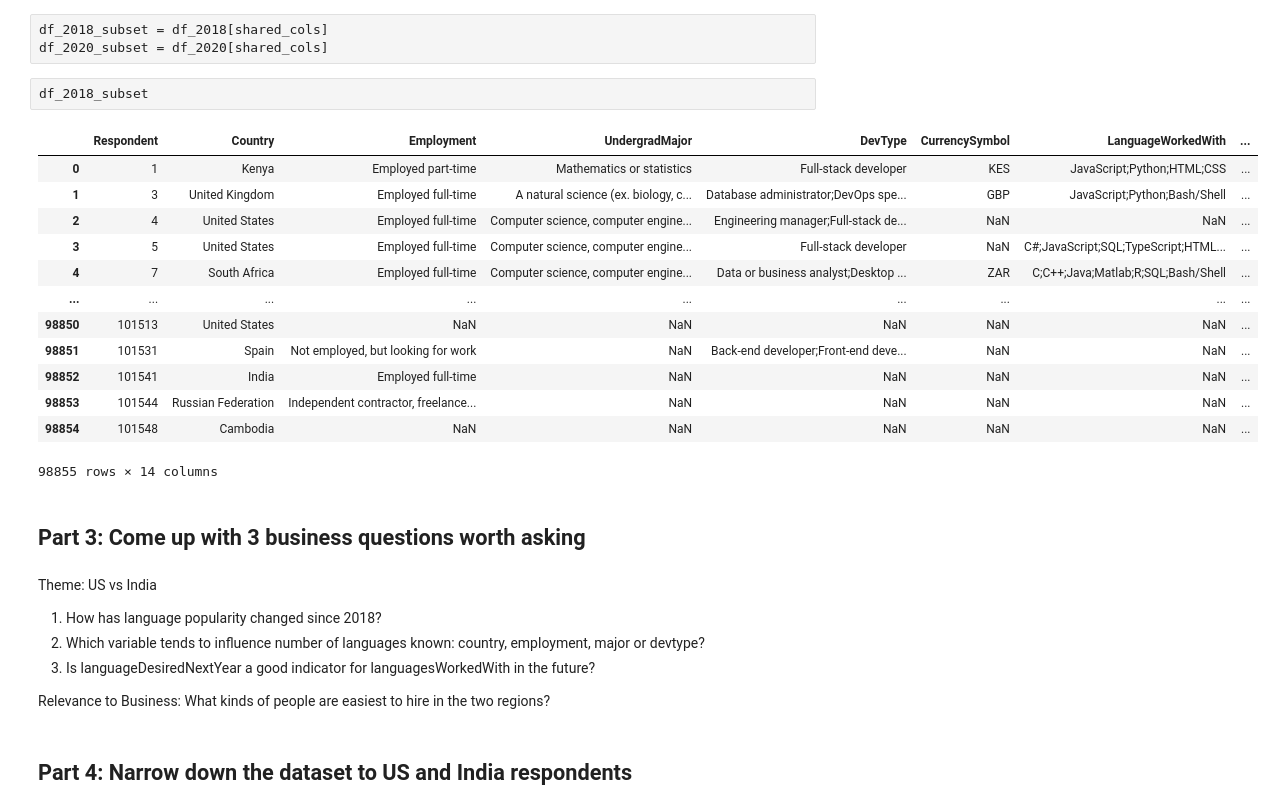
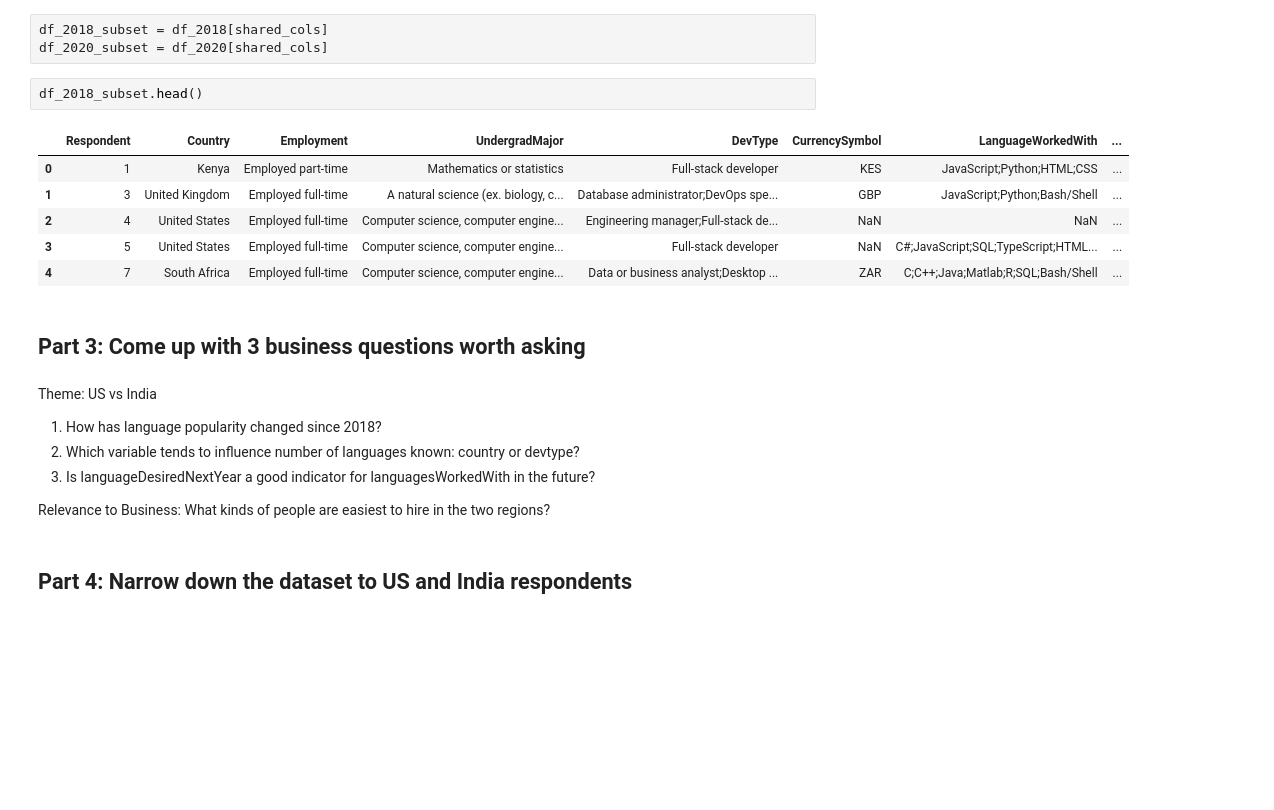
Before and after one commit to rmkeeler/stackoverflow-us-india, a Jupyter notebook: stackoverflowsurvey_2018_2020.ipynb, the cells around one changed output. Drawn from its saved outputs; the diff is of its cells as text; blank space fills up the shorter version.

```diff
--- a/stackoverflowsurvey_2018_2020.ipynb
+++ b/stackoverflowsurvey_2018_2020.ipynb
@@ -47,27 +311,20 @@ Age
 df_2018_subset = df_2018[shared_cols]
 df_2020_subset = df_2020[shared_cols]
 # %%
-df_2018_subset
+df_2018_subset.head()
 # %% [output]
 |  | Respondent | Country | Employment | UndergradMajor | DevType | CurrencySymbol | LanguageWorkedWith | ... |
 | 0 | 1 | Kenya | Employed part-time | Mathematics or statistics | Full-stack developer | KES | JavaScript;Python;HTML;CSS | ... |
 | 1 | 3 | United Kingdom | Employed full-time | A natural science (ex. biology, c... | Database administrator;DevOps spe... | GBP | JavaScript;Python;Bash/Shell | ... |
 | 2 | 4 | United States | Employed full-time | Computer science, computer engine... | Engineering manager;Full-stack de... | NaN | NaN | ... |
 | 3 | 5 | United States | Employed full-time | Computer science, computer engine... | Full-stack developer | NaN | C#;JavaScript;SQL;TypeScript;HTML... | ... |
 | 4 | 7 | South Africa | Employed full-time | Computer science, computer engine... | Data or business analyst;Desktop ... | ZAR | C;C++;Java;Matlab;R;SQL;Bash/Shell | ... |
-| ... | ... | ... | ... | ... | ... | ... | ... | ... |
-| 98850 | 101513 | United States | NaN | NaN | NaN | NaN | NaN | ... |
-| 98851 | 101531 | Spain | Not employed, but looking for work | NaN | Back-end developer;Front-end deve... | NaN | NaN | ... |
-| 98852 | 101541 | India | Employed full-time | NaN | NaN | NaN | NaN | ... |
-| 98853 | 101544 | Russian Federation | Independent contractor, freelance... | NaN | NaN | NaN | NaN | ... |
-| 98854 | 101548 | Cambodia | NaN | NaN | NaN | NaN | NaN | ... |
-98855 rows × 14 columns
 # %% [markdown]
 ## Part 3: Come up with 3 business questions worth asking
 # %% [markdown]
 Theme: US vs India
 1. How has language popularity changed since 2018?
-2. Which variable tends to influence number of languages known: country, employment, major or devtype?
+2. Which variable tends to influence number of languages known: country or devtype?
 3. Is languageDesiredNextYear a good indicator for languagesWorkedWith in the future?
 
 Relevance to Business: What kinds of people are easiest to hire in the two regions?
```
Also changed, not shown: parts of 62 cells of this notebook.
